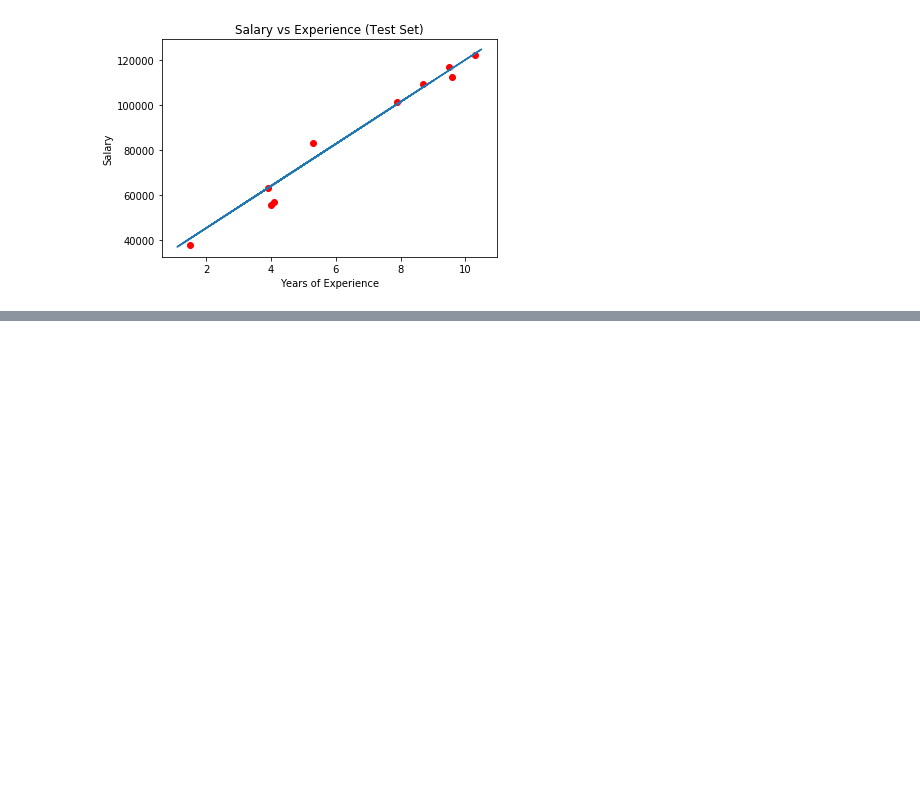
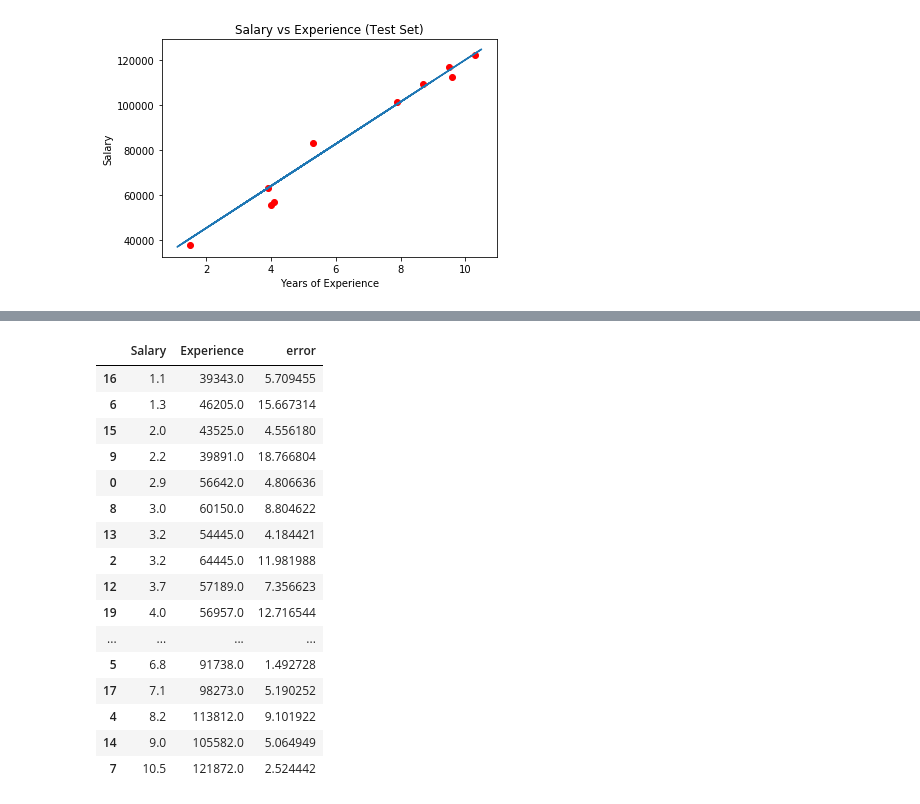
Before and after one commit to guscastles/ml, a Jupyter notebook: Simple Linear Regression.ipynb, the cells around one changed output, grey strips where cells are left out. Cells and saved outputs as stored; diff of their text form; code cells hidden in the pictures; blank space fills up the shorter version.

```diff
--- a/Simple Linear Regression.ipynb
+++ b/Simple Linear Regression.ipynb
@@ -51,8 +54,8 @@ chart_plot(plt, train_x, train_y, test_x, test_y, 'Test')
 # %% [output]
 [figure]
 # %%
-t1 = predict(train_x, train_y)
+t1 = predict(train_the_machine(train_x, train_y), train_x)
 # %%
 t2 = train_y
 # %%
-abs(t1 - t2)/t2*100
+error = abs(t1 - t2)/t2*100
@@ -79,0 +85,23 @@ array([[ 4.80663584],
+# %%
+from pandas import DataFrame
+dt = DataFrame(list(zip([pair[0] for pair in train_x], [element[0] for element in train_y])), columns=['Salary', 'Experience'])
+dt['error'] = DataFrame(error)
+dt.sort_values('Salary')
+# %% [output]
+|  | Salary | Experience | error |
+| 16 | 1.1 | 39343.0 | 5.709455 |
+| 6 | 1.3 | 46205.0 | 15.667314 |
+| 15 | 2.0 | 43525.0 | 4.556180 |
+| 9 | 2.2 | 39891.0 | 18.766804 |
+| 0 | 2.9 | 56642.0 | 4.806636 |
+| 8 | 3.0 | 60150.0 | 8.804622 |
+| 13 | 3.2 | 54445.0 | 4.184421 |
+| 2 | 3.2 | 64445.0 | 11.981988 |
+| 12 | 3.7 | 57189.0 | 7.356623 |
+| 19 | 4.0 | 56957.0 | 12.716544 |
+| ... | ... | ... | ... |
+| 5 | 6.8 | 91738.0 | 1.492728 |
+| 17 | 7.1 | 98273.0 | 5.190252 |
+| 4 | 8.2 | 113812.0 | 9.101922 |
+| 14 | 9.0 | 105582.0 | 5.064949 |
+| 7 | 10.5 | 121872.0 | 2.524442 |
```
Also changed, not shown: parts of 4 cells of this notebook, 2 other files.
